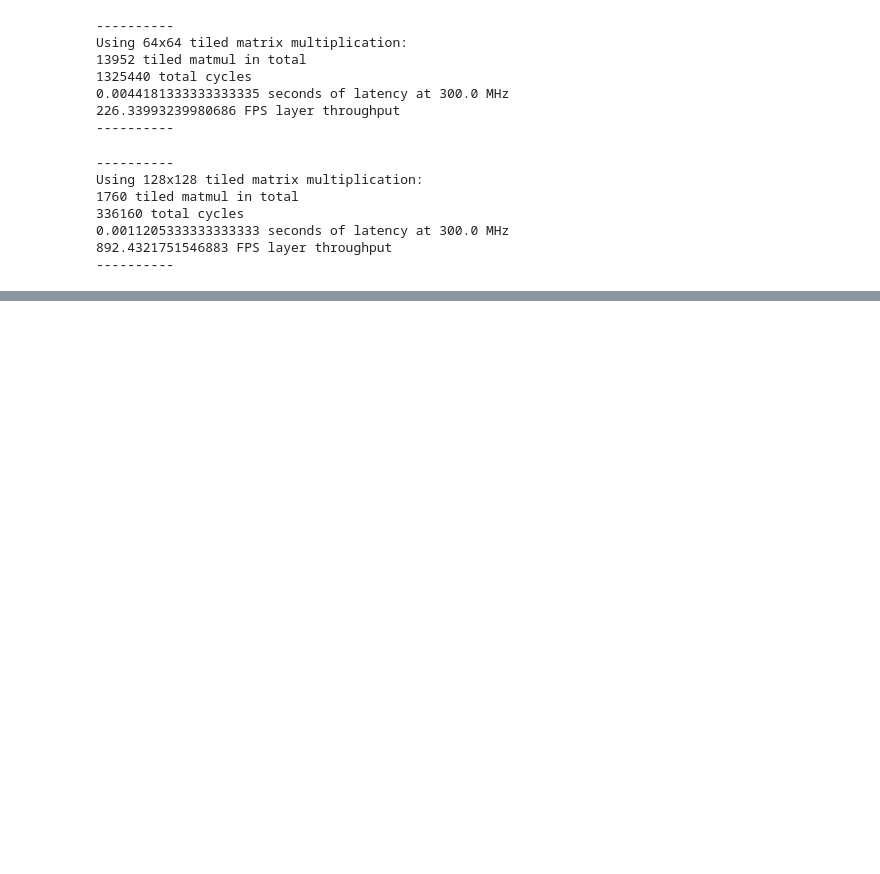
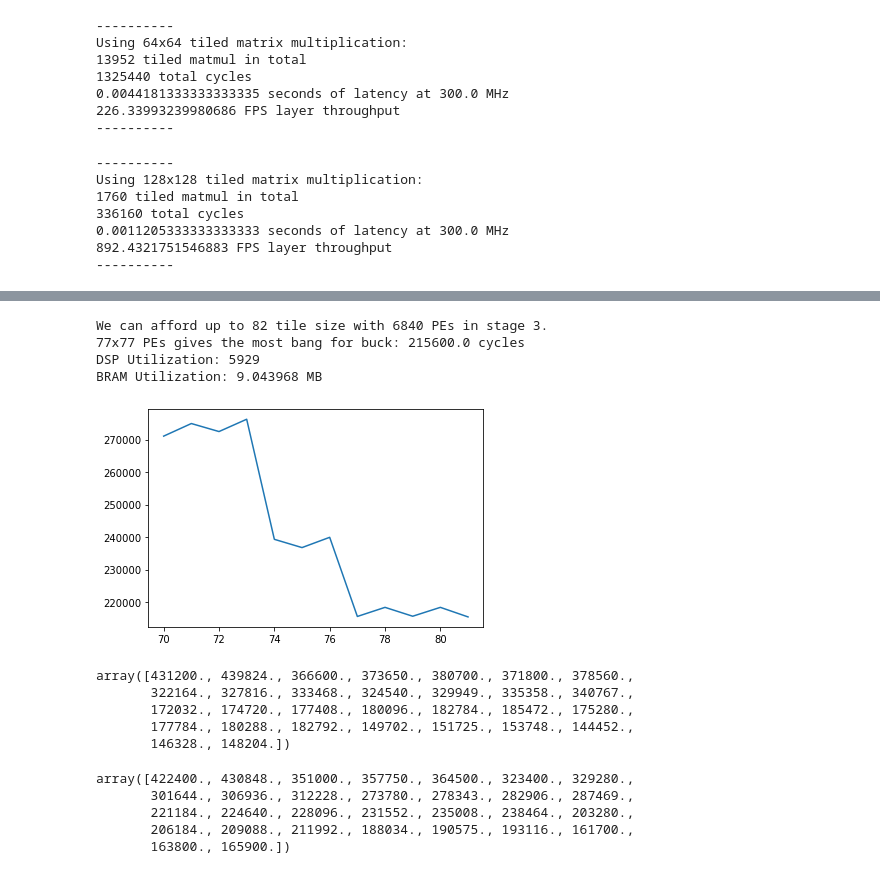
Before and after one commit to cjg91/trans-fat, a Jupyter notebook: 3-tiling_simulation.ipynb, the cells around one changed output, grey strips where cells are left out. Drawn from its saved outputs; the diff is of its cells as text; code cells hidden in the pictures; blank space fills up the shorter version.

```diff
--- a/3-tiling_simulation.ipynb
+++ b/3-tiling_simulation.ipynb
@@ -169,0 +174,56 @@ Using 128x128 tiled matrix multiplication:
+# %%
+D = 768
+S = 512
+H = 64
+N = 12
+F = 3072
+
+DSP = 6840
+PE = DSP*2
+import math
+import numpy as np
+import matplotlib.pyplot as plt
+# %%
+'''
+Stage 3 and 4 tile design
+'''
+M3 = np.arange(70, 82)
+stage3_mm = np.ceil(S/M3)*np.ceil(D/M3)*np.ceil(F/M3)
+stage3_cycles = stage3_mm * M3
+plt.plot(M3, stage3_cycles)
+
+print(f'We can afford up to {math.floor((PE/2)**.5)} tile size with {PE//2} PEs in stage 3.')
+print(f'77x77 PEs gives the most bang for buck: {stage3_cycles[M3==77][0]} cycles')
+print(f'DSP Utilization: {2*(77**2)//2}')
+print(f'BRAM Utilization: {(S*D*2+D*F+S*F+S*F+F*D+S*D)/1e6} MB')
+# %% [output]
+We can afford up to 82 tile size with 6840 PEs in stage 3.
+77x77 PEs gives the most bang for buck: 215600.0 cycles
+DSP Utilization: 5929
+BRAM Utilization: 9.043968 MB
+[figure, added]
+# %%
+'''
+Stage 2 design: match
+'''
+M2 =  np.arange(50, 80)
+stage2_mm = N*(np.ceil(S/M2)**2*np.ceil(H/M2)*2) + np.ceil(S/M2)*np.ceil(D/M2)**2
+stage2_cycles = stage2_mm * M2
+stage2_cycles
+# %% [output]
+array([431200., 439824., 366600., 373650., 380700., 371800., 378560.,
+       322164., 327816., 333468., 324540., 329949., 335358., 340767.,
+       172032., 174720., 177408., 180096., 182784., 185472., 175280.,
+       177784., 180288., 182792., 149702., 151725., 153748., 144452.,
+       146328., 148204.])
+# %%
+M1 = np.arange(50, 80)
+stage1_mm = 3*np.ceil(D/M1)**2*np.ceil(S/M1)
+stage1_cycles = stage1_mm * M1
+stage1_cycles
+# %% [output]
+array([422400., 430848., 351000., 357750., 364500., 323400., 329280.,
+       301644., 306936., 312228., 273780., 278343., 282906., 287469.,
+       221184., 224640., 228096., 231552., 235008., 238464., 203280.,
+       206184., 209088., 211992., 188034., 190575., 193116., 161700.,
+       163800., 165900.])
```
Also changed, not shown: parts of 6 cells of this notebook.
